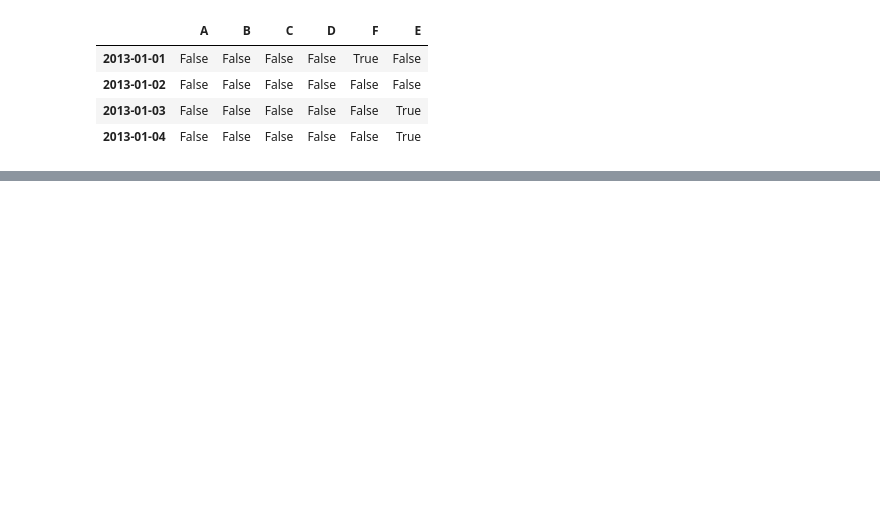
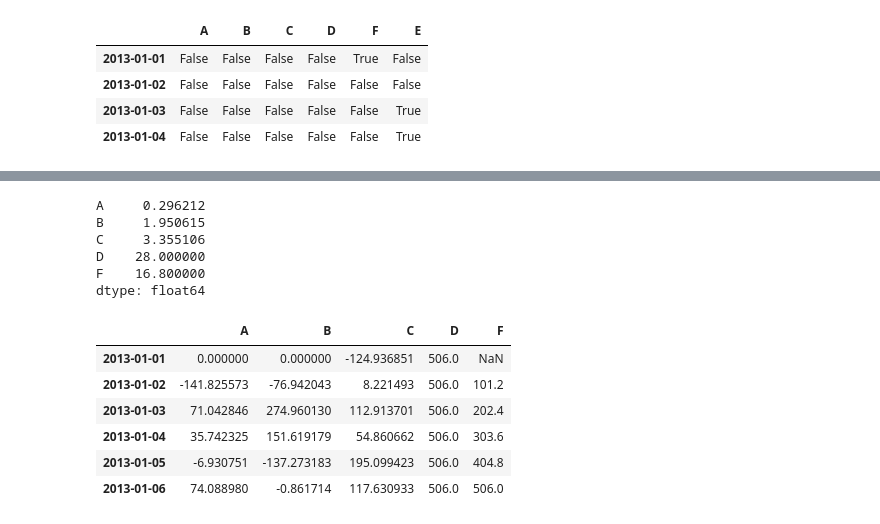
Before and after one commit to namsuhyeong/pandas, a Jupyter notebook: 10_minutes_to_pandas.ipynb, the cells around one changed output, grey strips where cells are left out. Saved outputs shown, nothing was run; the diff lists cells and outputs as text; code cells hidden in the pictures; blank space fills up the shorter version.

```diff
--- a/10_minutes_to_pandas.ipynb
+++ b/10_minutes_to_pandas.ipynb
@@ -350,0 +390,19 @@ pd.isna(df1)
+# %%
+df.agg(lambda x: np.mean(x) * 5.6)
+# %% [output]
+A     0.296212
+B     1.950615
+C     3.355106
+D    28.000000
+F    16.800000
+dtype: float64
+# %%
+df.transform(lambda x: x * 101.2)
+# %% [output]
+|  | A | B | C | D | F |
+| 2013-01-01 | 0.000000 | 0.000000 | -124.936851 | 506.0 | NaN |
+| 2013-01-02 | -141.825573 | -76.942043 | 8.221493 | 506.0 | 101.2 |
+| 2013-01-03 | 71.042846 | 274.960130 | 112.913701 | 506.0 | 202.4 |
+| 2013-01-04 | 35.742325 | 151.619179 | 54.860662 | 506.0 | 303.6 |
+| 2013-01-05 | -6.930751 | -137.273183 | 195.099423 | 506.0 | 404.8 |
+| 2013-01-06 | 74.088980 | -0.861714 | 117.630933 | 506.0 | 506.0 |
```
Also changed, not shown: parts of 40 cells of this notebook.
